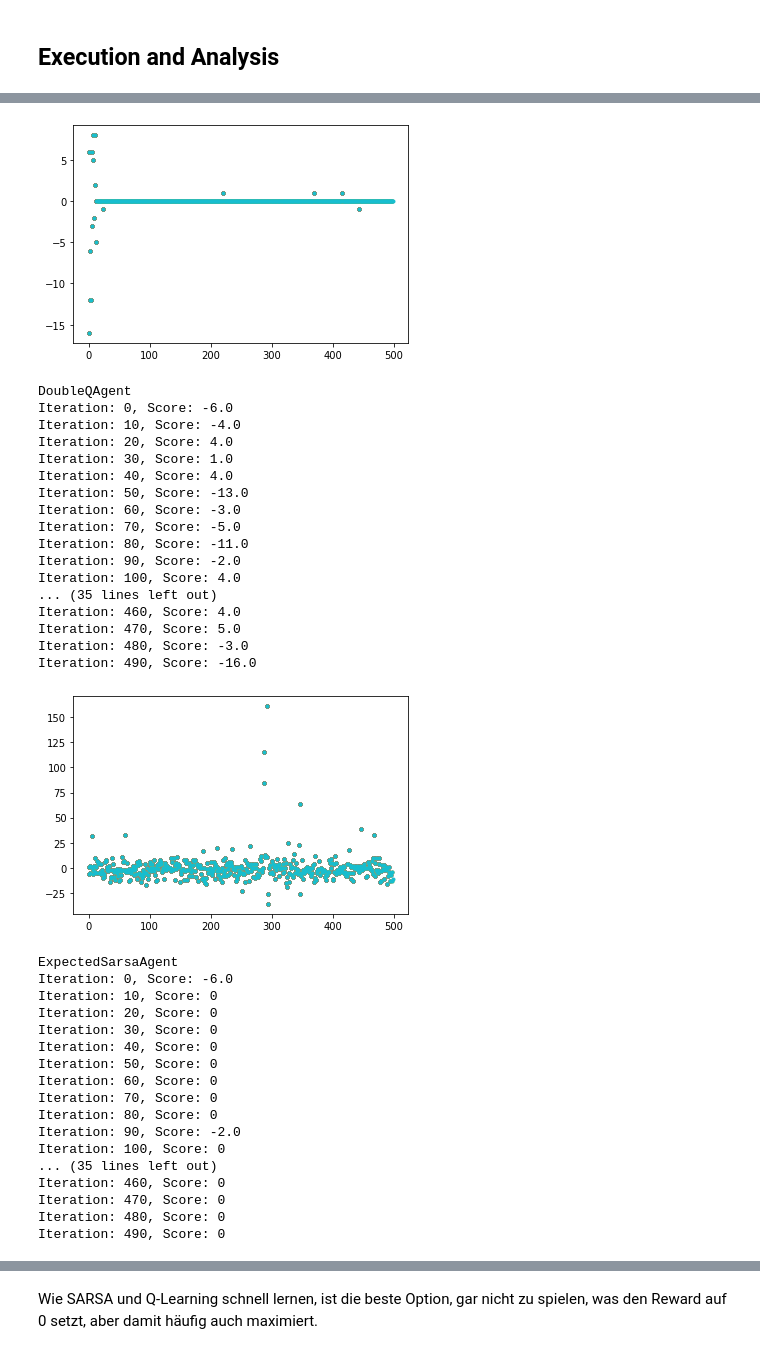
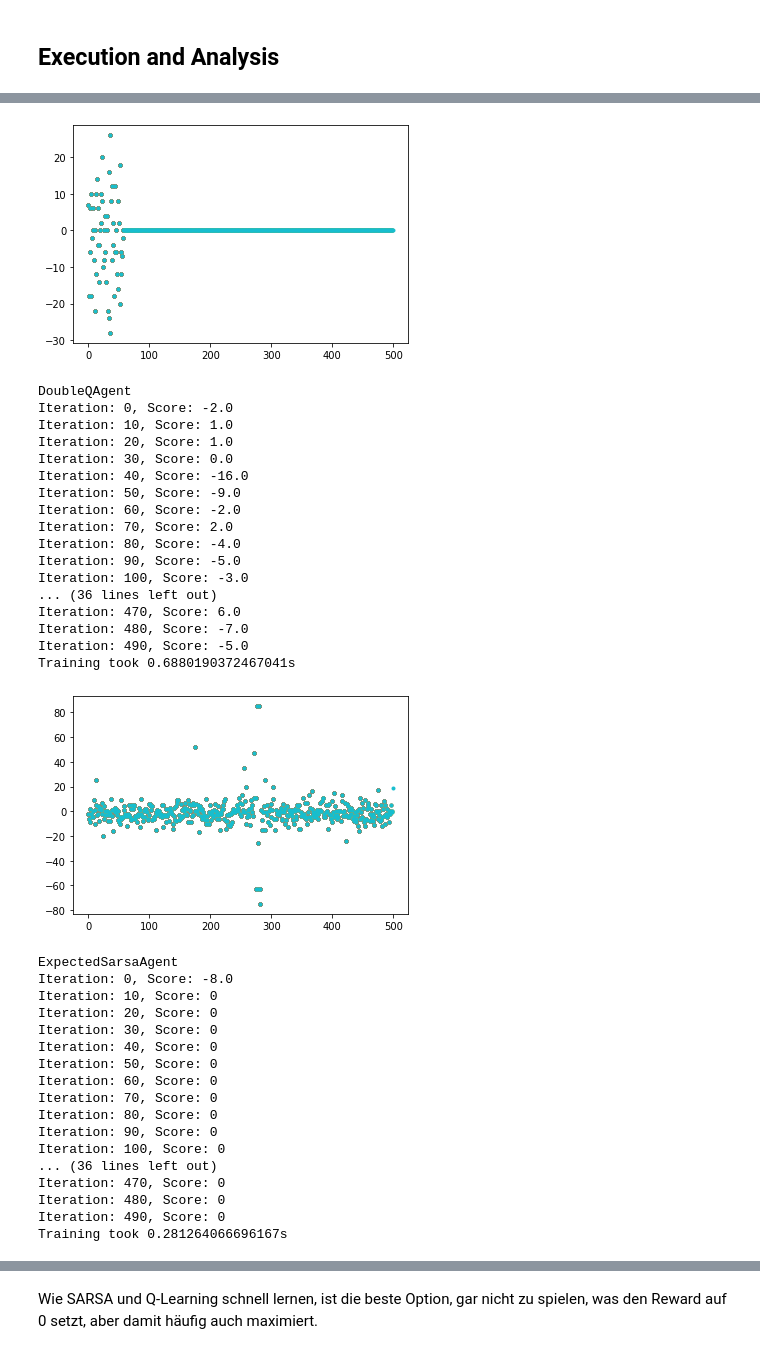
Before and after one commit to linsut/rl, a Jupyter notebook: Roulette.ipynb, the cells around one changed output, grey strips where cells are left out. Cells and saved outputs as stored; diff of their text form; code cells hidden in the pictures.

Commit message:
Final fixes
fixed learning rates, learning rate finder and epsilon

```diff
--- a/Roulette.ipynb
+++ b/Roulette.ipynb
@@ -284,0 +381,5 @@ class SarsaLambdaAgent(Agent):
+# %%
+for agent in agents:
+    print(type(agent).__name__)
+    plot.plot(np.arange(0.1,1,0.1), meanReturn[type(agent).__name__])
+    plot.show()
@@ -286,10 +398,8 @@ class SarsaLambdaAgent(Agent):
 ## Execution and Analysis
 # %%
 # Defining all the required parameters
-epsilon = 0.1
 total_episodes = 500
 max_steps = 100
-alpha = 0.5
 gamma = 1
 
 """
@@ -306,20 +416,20 @@ totalReward = {
 }
 
 # Defining all the agents
-expectedSarsaAgent = ExpectedSarsaAgent(
-    epsilon, alpha, gamma, env.observation_space.n,
+sarsaAgent = SarsaAgent(
+    0.001, 0.42, gamma, env.observation_space.n,
     env.action_space.n, env.action_space)
 qLearningAgent = QLearningAgent(
-    epsilon, alpha, gamma, env.observation_space.n,
+    0.0001, 0.66, gamma, env.observation_space.n,
     env.action_space.n, env.action_space)
 doubleQAgent = DoubleQAgent(
-    epsilon, alpha, gamma, env.observation_space.n,
+    0.1, 0.3, gamma, env.observation_space.n,
     env.action_space.n, env.action_space)
-sarsaAgent = SarsaAgent(
-    epsilon, alpha, gamma, env.observation_space.n,
+expectedSarsaAgent = ExpectedSarsaAgent(
+    0.0001, 0.32, gamma, env.observation_space.n,
     env.action_space.n, env.action_space)
 sarsaLambdaAgent = SarsaLambdaAgent(
-    epsilon, alpha, gamma, env.observation_space.n,
+    0.0001, 0.2, gamma, env.observation_space.n,
     env.action_space.n, env.action_space)
 
 # Now we run all the episodes and calculate the reward obtained by
@@ -371,11 +481,11 @@ for agent in agents:
             print (f"Iteration: {episode}, Score: {episodeReward}")
 
         # Epsilon reduction (if still over a specific minimum)
-        if (agent.epsilon > 0.01):
+        if (agent.epsilon > 0.00001):
             agent.epsilon *= 0.98
 
     end = time.time()
-    print("Learning took .2fs" % (end - start))
+    print("Training took {0}s".format(end - start))
     plot.show()
 
 env.close()
@@ -434,24 +544,24 @@ Iteration: 490, Score: 0
-[figure, old version]
+[figure, new version]
 DoubleQAgent
-Iteration: 0, Score: -6.0
-Iteration: 10, Score: -4.0
-Iteration: 20, Score: 4.0
-Iteration: 30, Score: 1.0
-Iteration: 40, Score: 4.0
-Iteration: 50, Score: -13.0
-Iteration: 60, Score: -3.0
-Iteration: 70, Score: -5.0
-Iteration: 80, Score: -11.0
-Iteration: 90, Score: -2.0
-Iteration: 100, Score: 4.0
-... (35 lines left out)
-Iteration: 460, Score: 4.0
-Iteration: 470, Score: 5.0
-Iteration: 480, Score: -3.0
-Iteration: 490, Score: -16.0
+Iteration: 0, Score: -2.0
+Iteration: 10, Score: 1.0
+Iteration: 20, Score: 1.0
+Iteration: 30, Score: 0.0
+Iteration: 40, Score: -16.0
+Iteration: 50, Score: -9.0
+Iteration: 60, Score: -2.0
+Iteration: 70, Score: 2.0
+Iteration: 80, Score: -4.0
+Iteration: 90, Score: -5.0
+Iteration: 100, Score: -3.0
+... (36 lines left out)
+Iteration: 470, Score: 6.0
+Iteration: 480, Score: -7.0
+Iteration: 490, Score: -5.0
+Training took 0.6880190372467041s
-[figure, old version]
+[figure, new version]
 ExpectedSarsaAgent
-Iteration: 0, Score: -6.0
+Iteration: 0, Score: -8.0
 Iteration: 10, Score: 0
 Iteration: 20, Score: 0
 Iteration: 30, Score: 0
@@ -460,10 +570,10 @@ Iteration: 50, Score: 0
 Iteration: 60, Score: 0
 Iteration: 70, Score: 0
 Iteration: 80, Score: 0
-Iteration: 90, Score: -2.0
+Iteration: 90, Score: 0
 Iteration: 100, Score: 0
-... (35 lines left out)
-Iteration: 460, Score: 0
+... (36 lines left out)
 Iteration: 470, Score: 0
 Iteration: 480, Score: 0
 Iteration: 490, Score: 0
+Training took 0.281264066696167s
```
Also changed, not shown: parts of 6 cells of this notebook, 4 other files.
